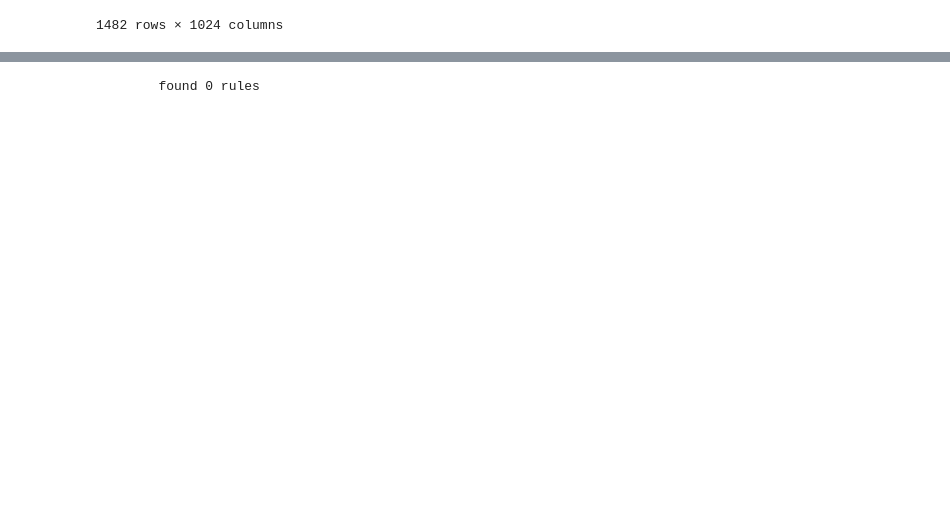
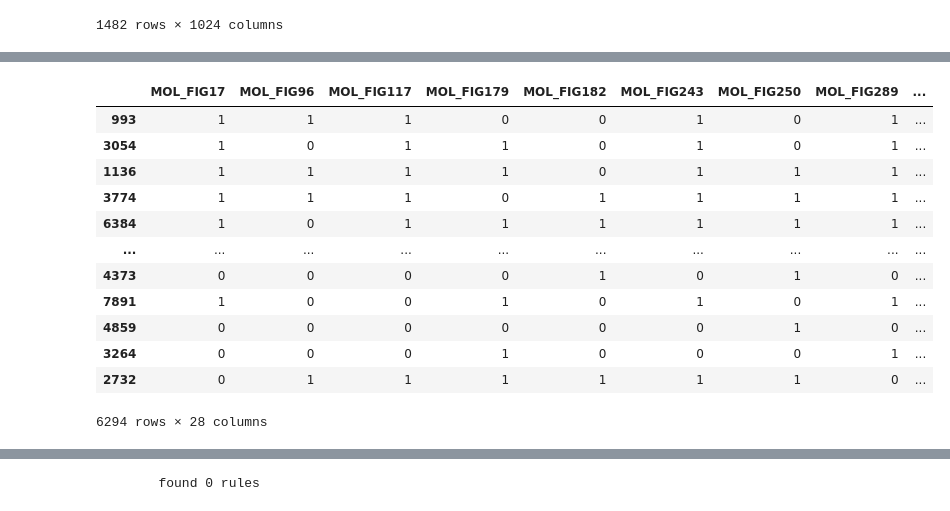
Before and after one commit to diogo-costa98/cdados, a Jupyter notebook: Pattern Mining/Lab8_qsar_oral_toxicity.ipynb, the cells around one changed output, grey strips where cells are left out. Saved outputs shown, nothing was run; the diff lists cells and outputs as text; code cells hidden in the pictures; blank space fills up the shorter version.

```diff
--- a/Pattern Mining/Lab8_qsar_oral_toxicity.ipynb
+++ b/Pattern Mining/Lab8_qsar_oral_toxicity.ipynb
@@ -140,0 +174,5 @@ under_sampled
+# %%
+constant_columns = [column for column in X_train.columns
+                    if column not in X_train.columns[var_thres.get_support()]]
+
+print(len(constant_columns))
@@ -140,0 +202,16 @@ under_sampled
+# %%
+X_train.drop(constant_columns,axis=1)
+# %% [output]
+|  | MOL_FIG17 | MOL_FIG96 | MOL_FIG117 | MOL_FIG179 | MOL_FIG182 | MOL_FIG243 | MOL_FIG250 | MOL_FIG289 | ... |
+| 993 | 1 | 1 | 1 | 0 | 0 | 1 | 0 | 1 | ... |
+| 3054 | 1 | 0 | 1 | 1 | 0 | 1 | 0 | 1 | ... |
+| 1136 | 1 | 1 | 1 | 1 | 0 | 1 | 1 | 1 | ... |
+| 3774 | 1 | 1 | 1 | 0 | 1 | 1 | 1 | 1 | ... |
+| 6384 | 1 | 0 | 1 | 1 | 1 | 1 | 1 | 1 | ... |
+| ... | ... | ... | ... | ... | ... | ... | ... | ... | ... |
+| 4373 | 0 | 0 | 0 | 0 | 1 | 0 | 1 | 0 | ... |
+| 7891 | 1 | 0 | 0 | 1 | 0 | 1 | 0 | 1 | ... |
+| 4859 | 0 | 0 | 0 | 0 | 0 | 0 | 1 | 0 | ... |
+| 3264 | 0 | 0 | 0 | 1 | 0 | 0 | 0 | 1 | ... |
+| 2732 | 0 | 1 | 1 | 1 | 1 | 1 | 1 | 0 | ... |
+6294 rows × 28 columns
```
Also changed, not shown: parts of 20 cells of this notebook.
